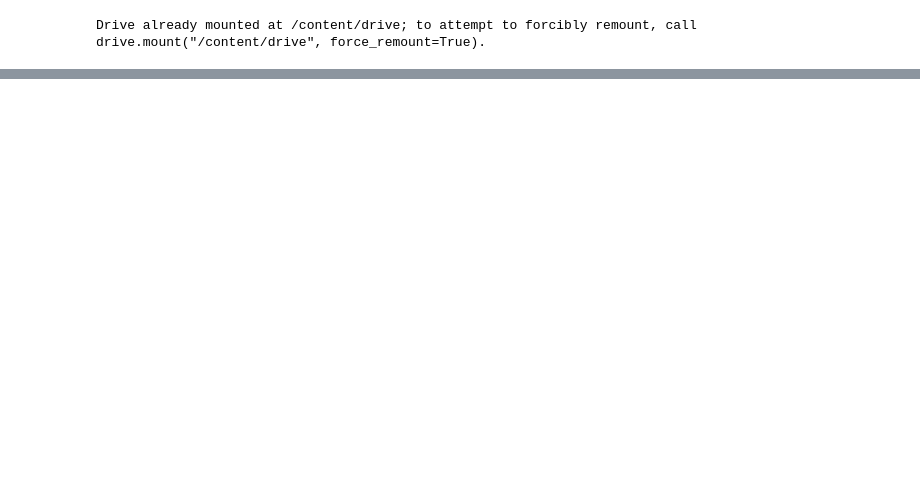
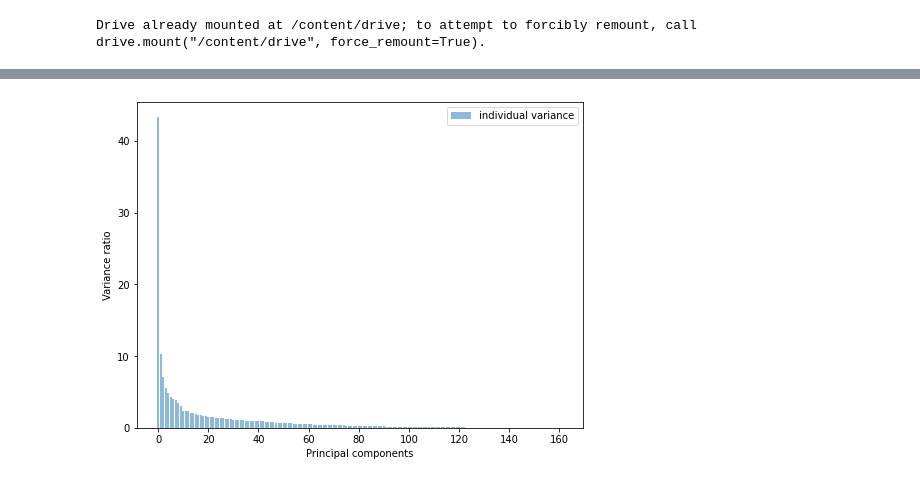
Before and after one commit to FranciscaAlliende/APS-Failure-at-Scania-Trucks, a Jupyter notebook: ScaniaTrucks.ipynb, the cells around one changed output, grey strips where cells are left out. Cells and saved outputs as stored; diff of their text form; code cells hidden in the pictures; blank space fills up the shorter version.

```diff
--- a/ScaniaTrucks.ipynb
+++ b/ScaniaTrucks.ipynb
@@ -82,0 +67,6 @@ y_up_train.head()
+# %%
+# dimensionality reduction PCA + upsampling
+X_train_down_PCA = dr.myPCA(X_down_train, 80)
+X_train_down_PCA.head()
+# %% [output]
+[figure, added]
```
Also changed, not shown: parts of 11 cells of this notebook.
